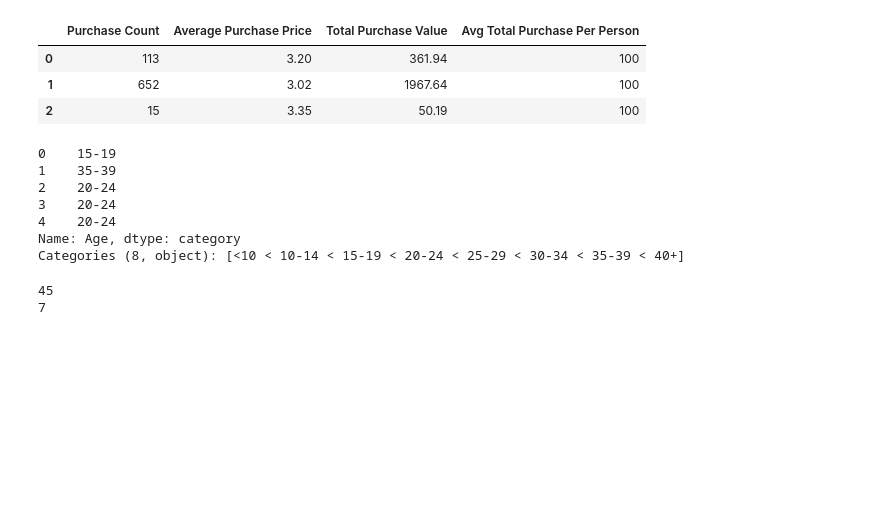
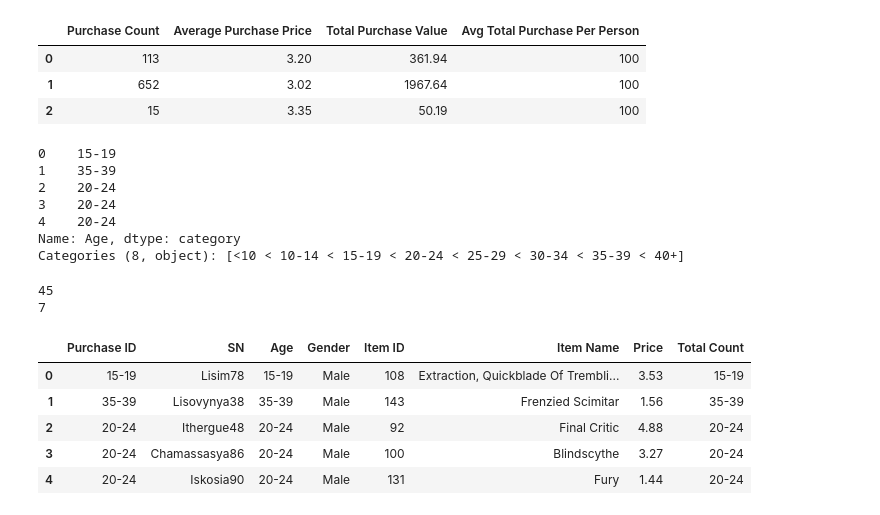
Before and after one commit to EmmaLimoli/pandas-challenge, a Jupyter notebook: HeroesOfPymoli/Pymoli Homework .ipynb, the cells around one changed output. Saved outputs shown, nothing was run; the diff lists cells and outputs as text; code cells hidden in the pictures; blank space fills up the shorter version.

```diff
--- a/HeroesOfPymoli/Pymoli Homework .ipynb
+++ b/HeroesOfPymoli/Pymoli Homework .ipynb
@@ -303,5 +303,17 @@ print(purchase_data_df["Age"].min())
 # %% [output]
 45
 7
+# %%
+#pd cut for bins
+
+purchase_data_df["Age"] = pd.cut(purchase_data_df["Age"], bins, labels=group_labels)
+purchase_data_df.head()
+# %% [output]
+|  | Purchase ID | SN | Age | Gender | Item ID | Item Name | Price | Total Count |
+| 0 | 15-19 | Lisim78 | 15-19 | Male | 108 | Extraction, Quickblade Of Trembli... | 3.53 | 15-19 |
+| 1 | 35-39 | Lisovynya38 | 35-39 | Male | 143 | Frenzied Scimitar | 1.56 | 35-39 |
+| 2 | 20-24 | Ithergue48 | 20-24 | Male | 92 | Final Critic | 4.88 | 20-24 |
+| 3 | 20-24 | Chamassasya86 | 20-24 | Male | 100 | Blindscythe | 3.27 | 20-24 |
+| 4 | 20-24 | Iskosia90 | 20-24 | Male | 131 | Fury | 1.44 | 20-24 |
 # %%
 #summary table of total count, percentage of players by age
```
Also changed, not shown: parts of 7 cells of this notebook.
